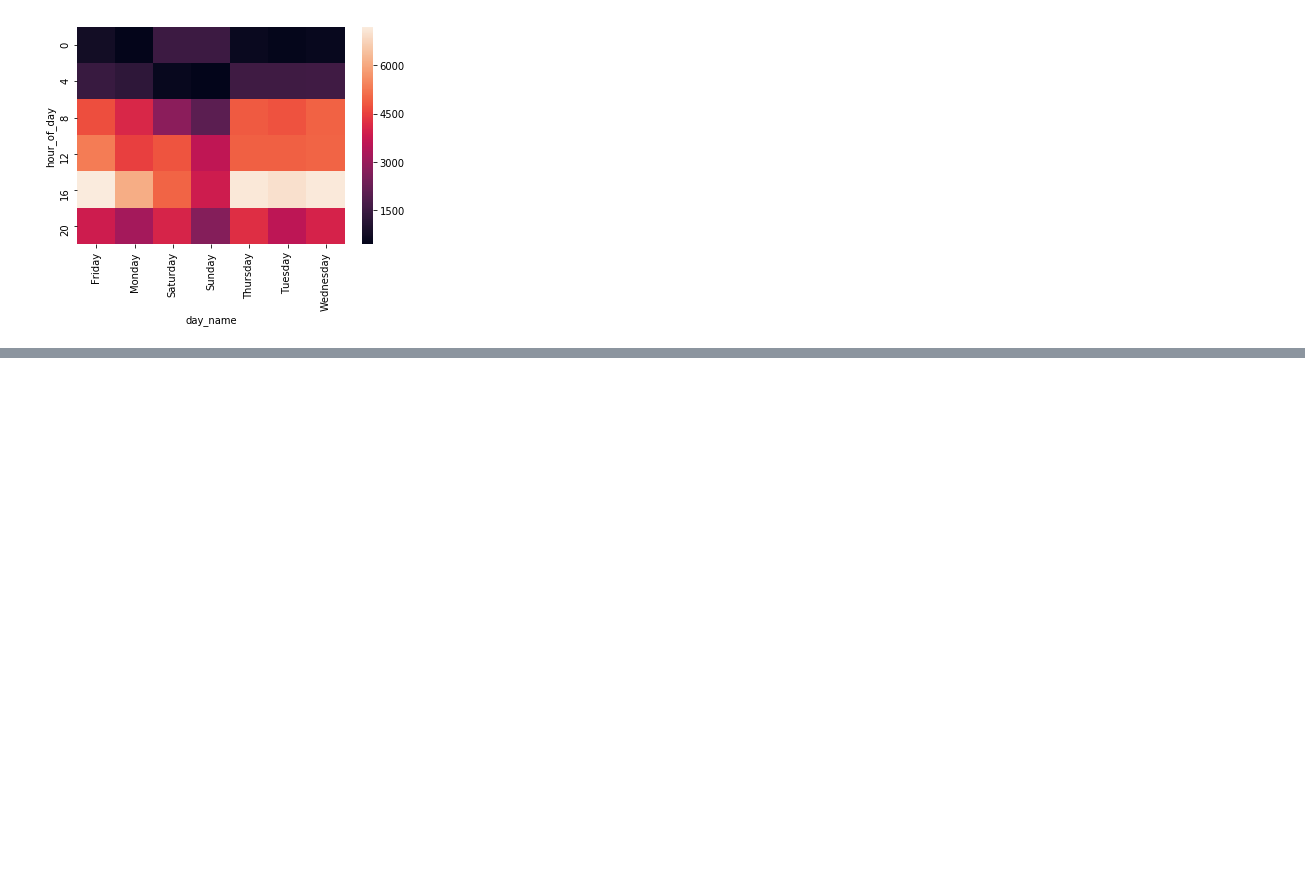
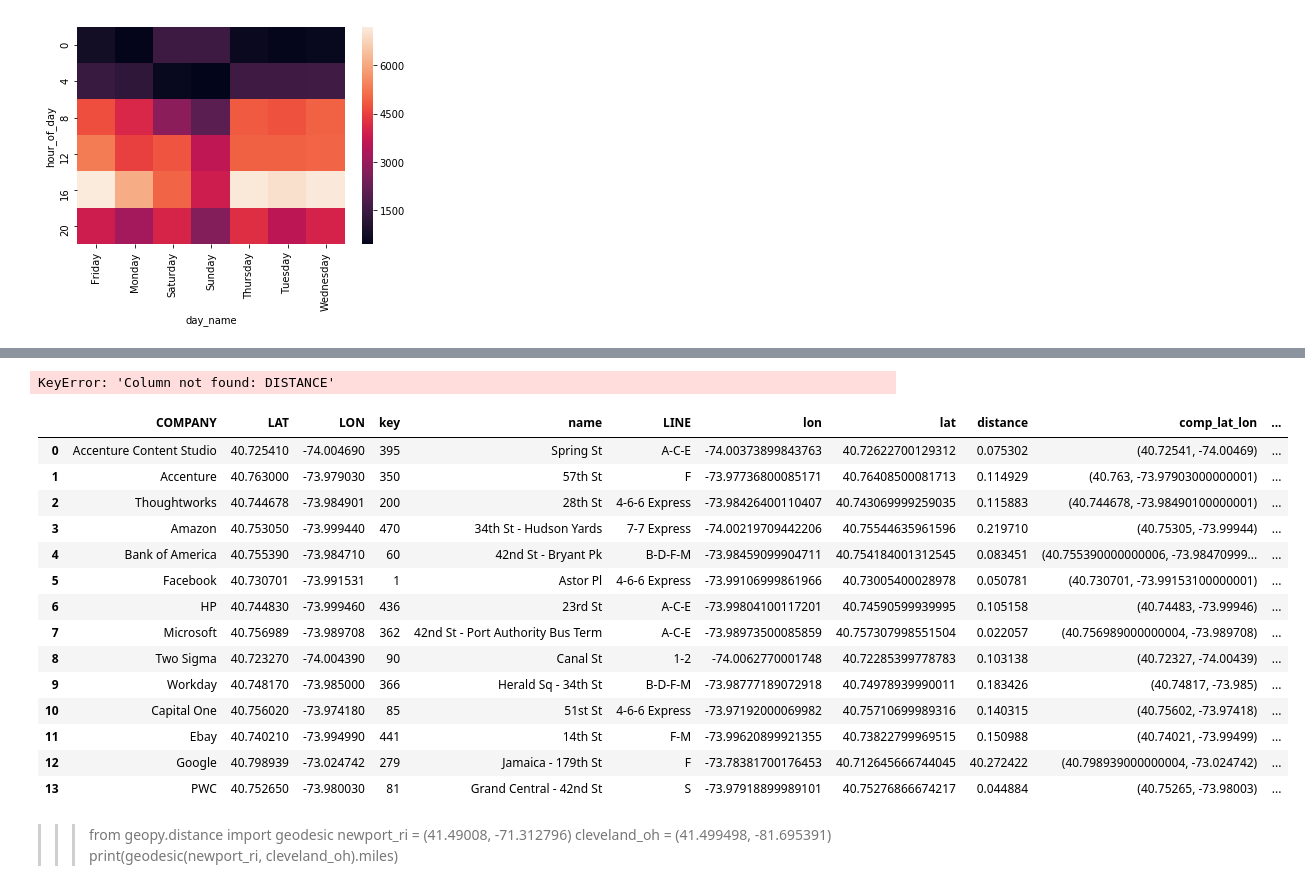
Before and after one commit to jason-sa/Toucans, a Jupyter notebook: Group EDA.ipynb, the cells around one changed output, grey strips where cells are left out. Saved outputs shown, nothing was run; the diff lists cells and outputs as text; code cells hidden in the pictures; blank space fills up the shorter version.

Commit message:
lat long merge and top station per company

```diff
--- a/Group EDA.ipynb
+++ b/Group EDA.ipynb
@@ -79,0 +85,7 @@ sns.heatmap(hm);
+# %%
+import numpy as np
+stations['_tmpkey'] = 1
+companies['_tmpkey'] = 1
+station_companies = pd.merge(companies, stations, how='outer', on='_tmpkey').drop('_tmpkey', axis=1)
+station_companies['distance'] = np.nan
+station_companies.head()
@@ -79,0 +111,30 @@ sns.heatmap(hm);
+# %%
+station_companies['comp_lat_lon'] = list(zip(station_companies.LAT, station_companies.LON))
+station_companies['station_lat_lon'] = list(zip(station_companies.lat, station_companies.lon))
+station_companies['distance'] = [geodesic(v, station_companies.iloc[k,10]).miles for k, v in enumerate(station_companies.comp_lat_lon)]
+# %% [output]
+KeyError: 'Column not found: DISTANCE'
+# %%
+min_d = station_companies.groupby('COMPANY')['distance'].min().reset_index()
+station_companies.merge(min_d, on=['distance','COMPANY'],how='inner')
+# %% [output]
+|  | COMPANY | LAT | LON | key | name | LINE | lon | lat | distance | comp_lat_lon | ... |
+| 0 | Accenture Content Studio | 40.725410 | -74.004690 | 395 | Spring St | A-C-E | -74.00373899843763 | 40.72622700129312 | 0.075302 | (40.72541, -74.00469) | ... |
+| 1 | Accenture | 40.763000 | -73.979030 | 350 | 57th St | F | -73.97736800085171 | 40.76408500081713 | 0.114929 | (40.763, -73.97903000000001) | ... |
+| 2 | Thoughtworks | 40.744678 | -73.984901 | 200 | 28th St | 4-6-6 Express | -73.98426400110407 | 40.743069999259035 | 0.115883 | (40.744678, -73.98490100000001) | ... |
+| 3 | Amazon | 40.753050 | -73.999440 | 470 | 34th St - Hudson Yards | 7-7 Express | -74.00219709442206 | 40.75544635961596 | 0.219710 | (40.75305, -73.99944) | ... |
+| 4 | Bank of America | 40.755390 | -73.984710 | 60 | 42nd St - Bryant Pk | B-D-F-M | -73.98459099904711 | 40.754184001312545 | 0.083451 | (40.755390000000006, -73.98470999... | ... |
+| 5 | Facebook | 40.730701 | -73.991531 | 1 | Astor Pl | 4-6-6 Express | -73.99106999861966 | 40.73005400028978 | 0.050781 | (40.730701, -73.99153100000001) | ... |
+| 6 | HP | 40.744830 | -73.999460 | 436 | 23rd St | A-C-E | -73.99804100117201 | 40.74590599939995 | 0.105158 | (40.74483, -73.99946) | ... |
+| 7 | Microsoft | 40.756989 | -73.989708 | 362 | 42nd St - Port Authority Bus Term | A-C-E | -73.98973500085859 | 40.757307998551504 | 0.022057 | (40.756989000000004, -73.989708) | ... |
+| 8 | Two Sigma | 40.723270 | -74.004390 | 90 | Canal St | 1-2 | -74.0062770001748 | 40.72285399778783 | 0.103138 | (40.72327, -74.00439) | ... |
+| 9 | Workday | 40.748170 | -73.985000 | 366 | Herald Sq - 34th St | B-D-F-M | -73.98777189072918 | 40.74978939990011 | 0.183426 | (40.74817, -73.985) | ... |
+| 10 | Capital One | 40.756020 | -73.974180 | 85 | 51st St | 4-6-6 Express | -73.97192000069982 | 40.75710699989316 | 0.140315 | (40.75602, -73.97418) | ... |
+| 11 | Ebay | 40.740210 | -73.994990 | 441 | 14th St | F-M | -73.99620899921355 | 40.73822799969515 | 0.150988 | (40.74021, -73.99499) | ... |
+| 12 | Google | 40.798939 | -73.024742 | 279 | Jamaica - 179th St | F | -73.78381700176453 | 40.712645666744045 | 40.272422 | (40.798939000000004, -73.024742) | ... |
+| 13 | PWC | 40.752650 | -73.980030 | 81 | Grand Central - 42nd St | S | -73.97918899989101 | 40.75276866674217 | 0.044884 | (40.75265, -73.98003) | ... |
+# %% [markdown]
+>>> from geopy.distance import geodesic
+>>> newport_ri = (41.49008, -71.312796)
+>>> cleveland_oh = (41.499498, -81.695391)
+>>> print(geodesic(newport_ri, cleveland_oh).miles)
```
Also changed, not shown: parts of 5 cells of this notebook.
